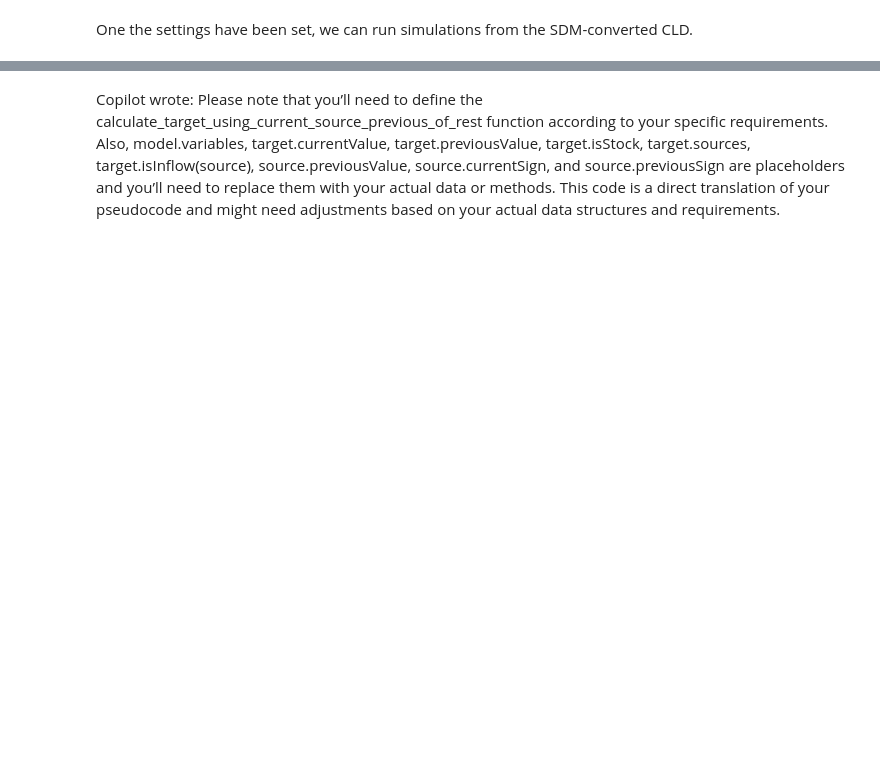
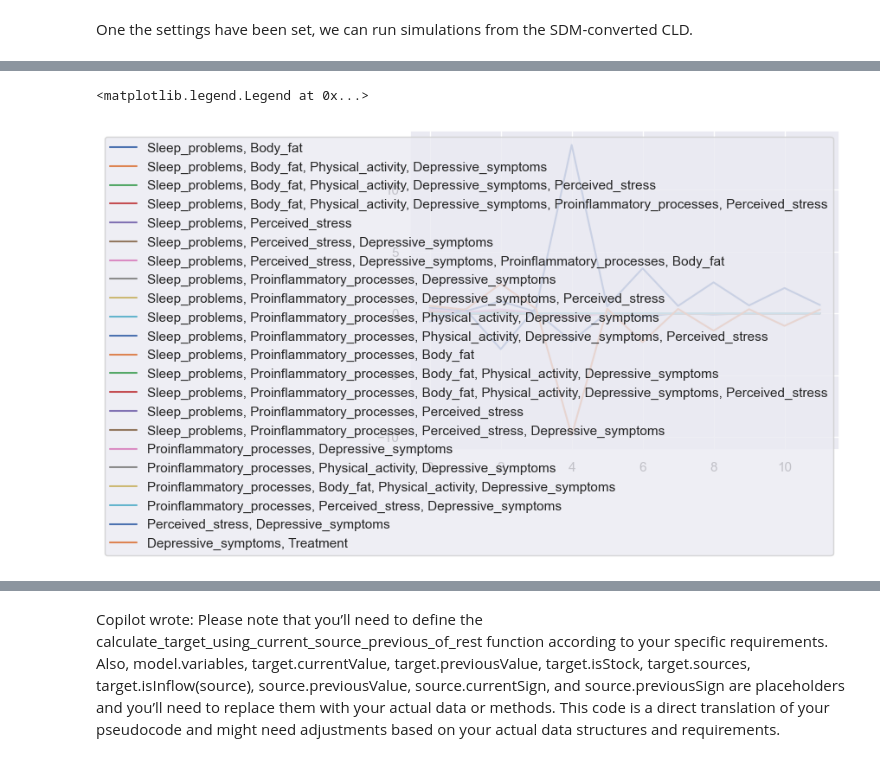
Before and after one commit to jerul/systemdynamics, a Jupyter notebook: Examples/Sleep.ipynb, the cells around one changed output, grey strips where cells are left out. Drawn from its saved outputs; the diff is of its cells as text; code cells hidden in the pictures; blank space fills up the shorter version.

```diff
--- a/Examples/Sleep.ipynb
+++ b/Examples/Sleep.ipynb
@@ -228,0 +171,38 @@ ValueError: matmul: Input operand 1 has a mismatch in its core dimension 0, with
+# %%
+### Obtain all loops in the model using NetworkX
+import networkx as nx
+import numpy as np
+
+# Create a DiGraph from the adjacency matrix
+G = nx.DiGraph(df_adj)
+feedback_loops = list(nx.simple_cycles(G))
+
+#feedback_loops = [loop for loop in feedback_loops if len(loop) > 1]  # Optional: Omit self-cycles
+
+### For each loop, estimate the total loop score which is the multiplication of all the linkscores in the loop
+loop_scores = {}
+for loop in feedback_loops:
+    loop_name = ", ".join(loop)
+    loop_scores[loop_name] = []
+    #print(loop)
+    close_loop = loop + [loop[0]]  # Add first element at the end again to close the loop
+    link_scores_per_loop = []
+    for t in s.t_eval[1:]:
+        for i in range(len(close_loop)-1):
+            assert df_adj.loc[close_loop[i], close_loop[i+1]] != 0  # There must be a link between the two nodes
+            link_scores_per_loop += [linkscore[t][close_loop[i]][close_loop[i+1]]]
+            #link_scores_per_loop = [linkscore[t][close_loop[i]][close_loop[i+1]] for i in range(len(close_loop)-1)]
+
+        loop_score = np.prod(link_scores_per_loop)
+        loop_scores[loop_name] += [loop_score]  # Loop score per time
+
+    #print("Link scores:", link_scores_per_loop, "Loop score:", loop_score,"\n")
+
+### Finally, normalize the loop scores by taking the loop score divided by the sum of all loop scores
+normalizing_constants = [np.sum([loop_scores[ls][i] for ls in loop_scores]) for i in range(len(s.t_eval)-1)]
+
+for i in range(len(s.t_eval)-1):
+    for ls in loop_scores:
+        loop_scores[ls][i] = loop_scores[ls][i] / normalizing_constants[i]
+
+assert abs(np.mean([sum([loop_scores[ls][i] for ls in loop_scores]) for i in range(len(s.t_eval)-1)])-1) < 1e-10
@@ -229 +270,9 @@ ValueError: matmul: Input operand 1 has a mismatch in its core dimension 0, with
+# %%
+for ls in loop_scores:
+    plt.plot(loop_scores[ls])
+
+plt.legend(loop_scores.keys())
+# %% [output]
+<matplotlib.legend.Legend at 0x...>
+[figure, added]
 # %%
```
Also changed, not shown: parts of 16 cells of this notebook, 24 other files.
